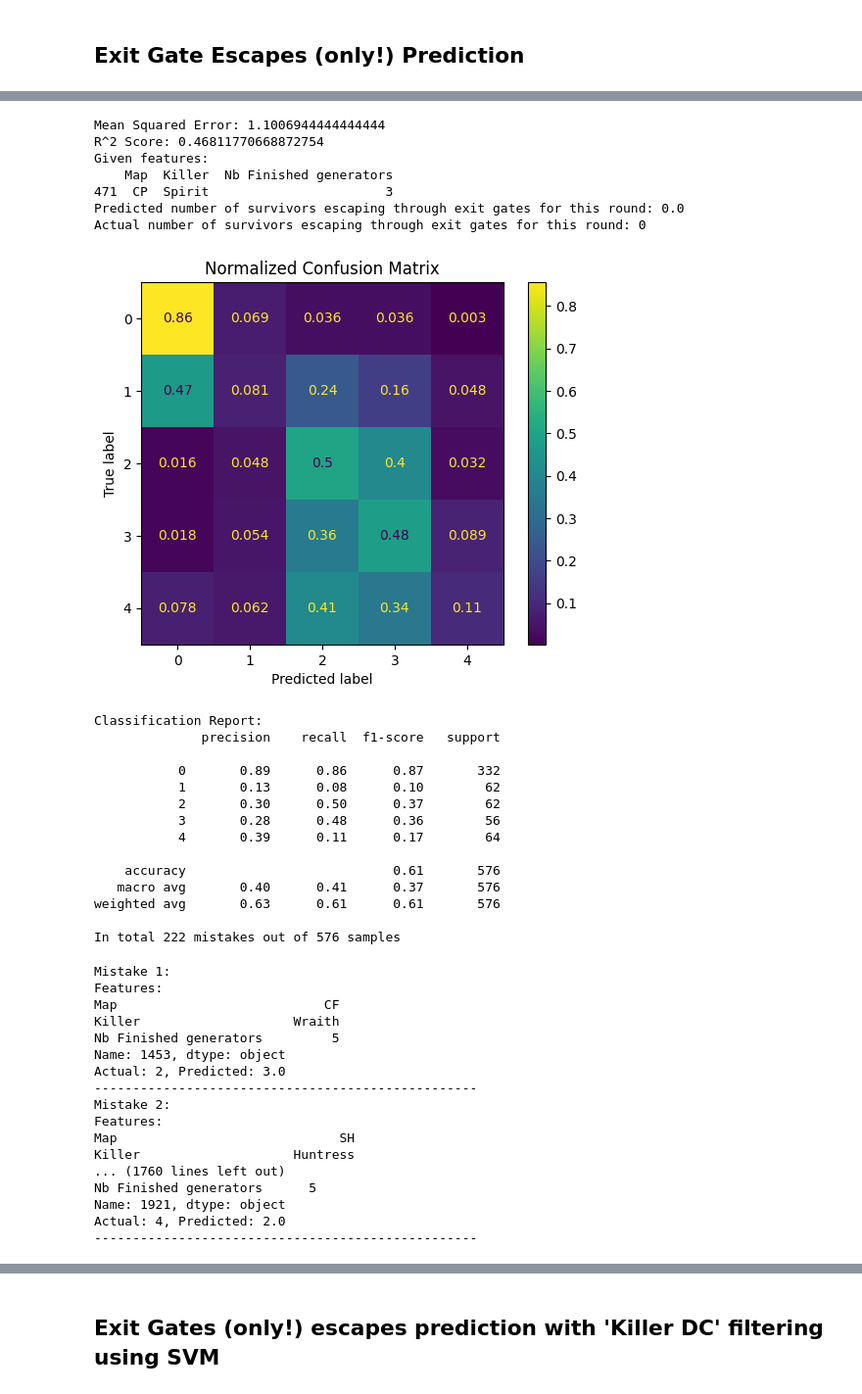
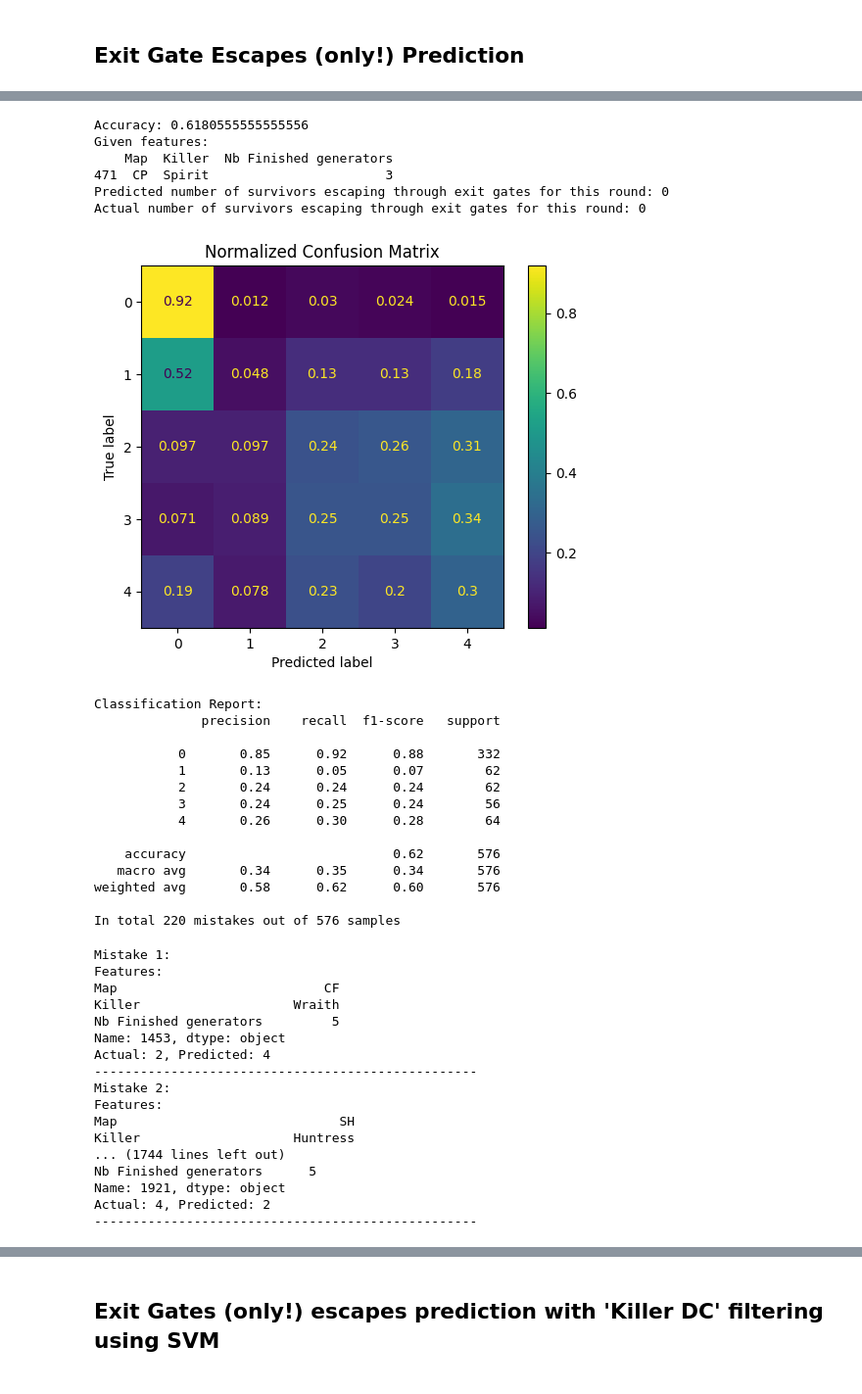
Before and after one commit to doubavitch/Dead-by-Daylight-Predictions, a Jupyter notebook: Dead by Daylight Predictions.ipynb, the cells around one changed output, grey strips where cells are left out. Shown at 98% size. Saved outputs shown, nothing was run; the diff lists cells and outputs as text; code cells hidden in the pictures.

```diff
--- a/Dead by Daylight Predictions.ipynb
+++ b/Dead by Daylight Predictions.ipynb
@@ -224,4 +228,15 @@ Actual: 4, Predicted: 2.0
 # %%
+import pandas as pd
+import numpy as np
+from sklearn.compose import ColumnTransformer
+from sklearn.ensemble import RandomForestClassifier
+from sklearn.metrics import confusion_matrix, classification_report, ConfusionMatrixDisplay, accuracy_score
+from sklearn.model_selection import train_test_split
+from sklearn.pipeline import Pipeline
+from sklearn.preprocessing import OneHotEncoder
+import matplotlib.pyplot as plt
+from tqdm import tqdm
+
 # Load the dataset
 data = pd.read_csv('Dead by Daylight data.csv')
 
@@ -246,7 +261,7 @@ preprocessor = ColumnTransformer(
 # Create the model pipeline
 model = Pipeline(steps=[
     ('preprocessor', preprocessor),
-    ('regressor', RandomForestRegressor(n_estimators=100, random_state=42))
+    ('classifier', RandomForestClassifier(n_estimators=100, random_state=42))
 ])
 
 # Split the data into training and testing sets
@@ -256,18 +271,15 @@ X_train, X_test, y_train, y_test = train_test_split(features, target, test_size=
 model.fit(X_train, y_train)
 
 # Make predictions
-y_pred = np.round(model.predict(X_test)).clip(0, 4)  # to have an integer between 0 and 4 as output
+y_pred = model.predict(X_test)
 
 # Evaluate the model
-mse = mean_squared_error(y_test, y_pred)
-r2 = r2_score(y_test, y_pred)
-
-print(f'Mean Squared Error: {mse}')
-print(f'R^2 Score: {r2}')
+accuracy = accuracy_score(y_test, y_pred)
+print(f'Accuracy: {accuracy}')
 
 # Example prediction
 example = X_test.iloc[0:1]
-predicted_exit_gate_escapes = np.round(model.predict(example)).clip(0, 4)
+predicted_exit_gate_escapes = model.predict(example)
 actual_exit_gate_escapes = y_test.iloc[0]
 print(f'Given features: \n{example}')
 print(f'Predicted number of survivors escaping through exit gates for this round: {predicted_exit_gate_escapes[0]}')
@@ -281,71 +293,65 @@ conf_matrix = confusion_matrix(y_test, y_pred, labels=class_names)
 conf_matrix_normalized = conf_matrix.astype('float') / conf_matrix.sum(axis=1)[:, np.newaxis]
 
 disp = ConfusionMatrixDisplay(confusion_matrix=conf_matrix_normalized, display_labels=class_names)
 disp.plot(cmap='viridis')
 plt.title('Normalized Confusion Matrix')
 plt.show()
 
 # Classification Report
 print('Classification Report:')
 print(classification_report(y_test, y_pred))
 
-# Save the model
-#joblib.dump(model, 'dbd_exit_gate_escape_prediction_model.pkl')
-
-
-from tqdm import tqdm
 # Error analysis
 err = []
 for i in range(len(y_test)):
     if y_test.iloc[i] != y_pred[i]:
         err.append(i)
 
 print(f'In total {len(err)} mistakes out of {len(y_test)} samples')
 
 for i in tqdm(range(len(err))):
     index = err[i]
     print(f'Mistake {i+1}:')
     print(f'Features: \n{X_test.iloc[index]}')
     print(f'Actual: {y_test.iloc[index]}, Predicted: {y_pred[index]}')
     print('-' * 50)
 # %% [output]
-Mean Squared Error: 1.1006944444444444
-R^2 Score: 0.46811770668872754
+Accuracy: 0.6180555555555556
 Given features:
     Map  Killer  Nb Finished generators
 471  CP  Spirit                       3
-Predicted number of survivors escaping through exit gates for this round: 0.0
+Predicted number of survivors escaping through exit gates for this round: 0
 Actual number of survivors escaping through exit gates for this round: 0
-[figure, old version]
+[figure, new version]
 Classification Report:
               precision    recall  f1-score   support
 
-           0       0.89      0.86      0.87       332
-           1       0.13      0.08      0.10        62
-           2       0.30      0.50      0.37        62
-           3       0.28      0.48      0.36        56
-           4       0.39      0.11      0.17        64
+           0       0.85      0.92      0.88       332
+           1       0.13      0.05      0.07        62
+           2       0.24      0.24      0.24        62
+           3       0.24      0.25      0.24        56
+           4       0.26      0.30      0.28        64
 
-    accuracy                           0.61       576
-   macro avg       0.40      0.41      0.37       576
-weighted avg       0.63      0.61      0.61       576
+    accuracy                           0.62       576
+   macro avg       0.34      0.35      0.34       576
+weighted avg       0.58      0.62      0.60       576
 
-In total 222 mistakes out of 576 samples
+In total 220 mistakes out of 576 samples
 Mistake 1:
 Features:
 Map                           CF
 Killer                    Wraith
 Nb Finished generators         5
 Name: 1453, dtype: object
-Actual: 2, Predicted: 3.0
+Actual: 2, Predicted: 4
 --------------------------------------------------
 Mistake 2:
 Features:
 Map                             SH
 Killer                    Huntress
-... (1760 lines left out)
+... (1744 lines left out)
 Nb Finished generators      5
 Name: 1921, dtype: object
-Actual: 4, Predicted: 2.0
+Actual: 4, Predicted: 2
 --------------------------------------------------
 # %% [markdown]
```
Also changed, not shown: parts of 19 cells of this notebook.
